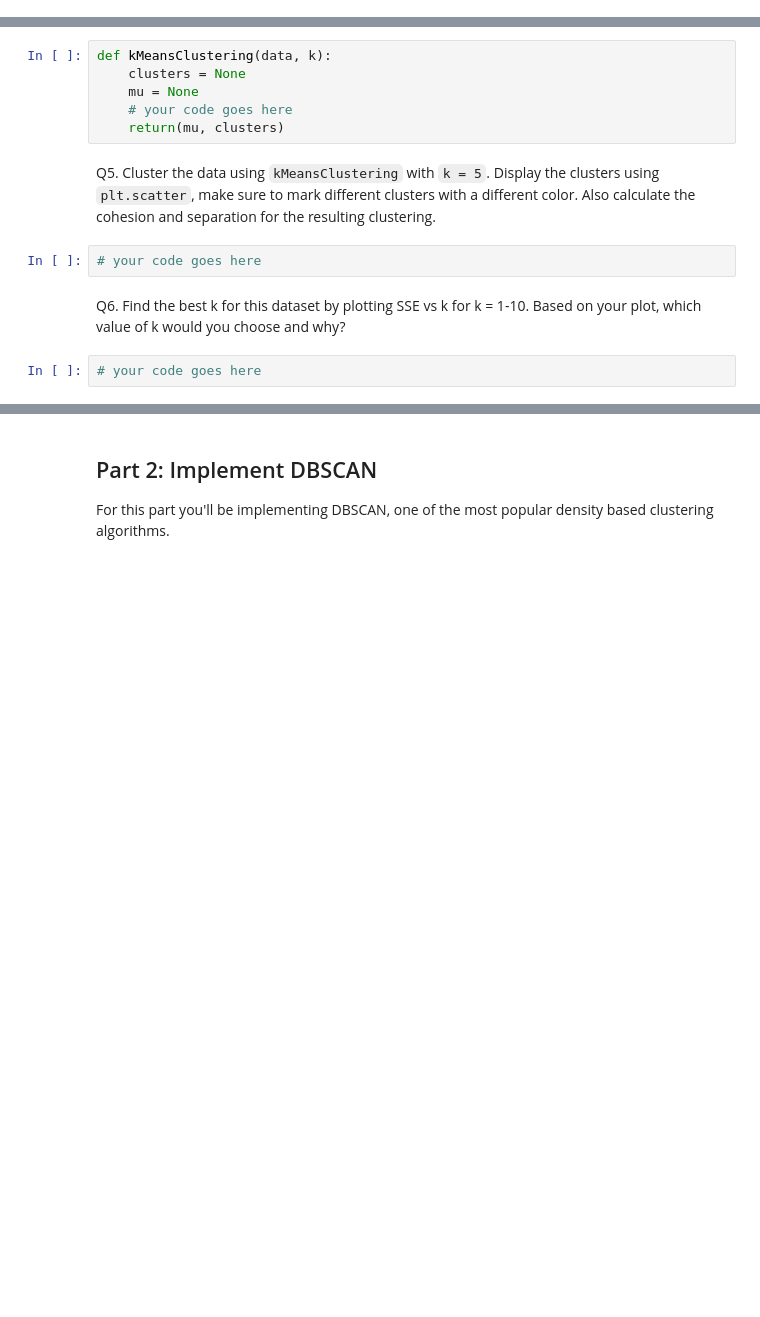
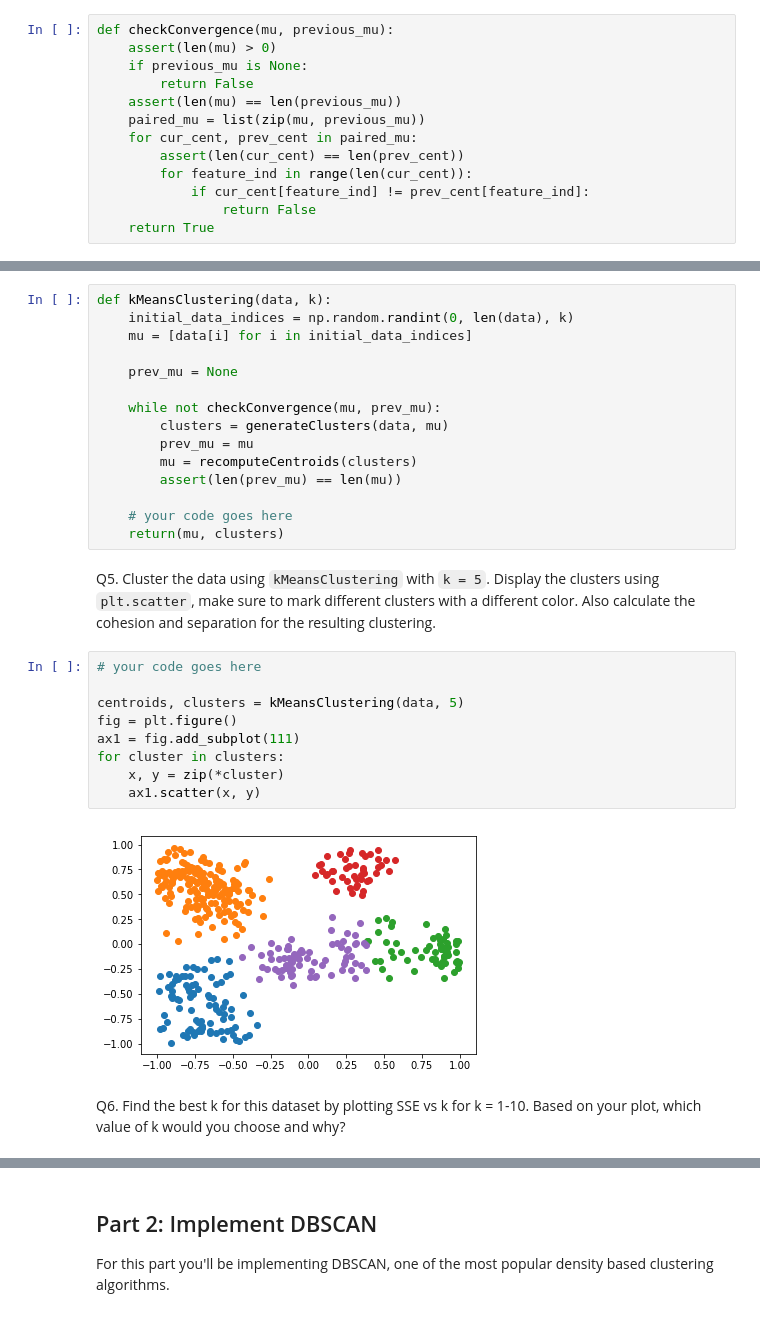
Before and after one commit to Stephen-AI/Data-Mining, a Jupyter notebook: HW4/HW4 - Clustering.ipynb, the cells around one changed output, grey strips where cells are left out. Drawn from its saved outputs; the diff is of its cells as text; blank space fills up the shorter version.

Commit message:
implemented kmeans clustering

```diff
--- a/HW4/HW4 - Clustering.ipynb
+++ b/HW4/HW4 - Clustering.ipynb
@@ -48,16 +77,45 @@ def checkConvergence(mu, previous_mu):
+# %%
+def checkConvergence(mu, previous_mu):
+    assert(len(mu) > 0)
+    if previous_mu is None:
+        return False
+    assert(len(mu) == len(previous_mu))
+    paired_mu = list(zip(mu, previous_mu))
+    for cur_cent, prev_cent in paired_mu:
+        assert(len(cur_cent) == len(prev_cent))
+        for feature_ind in range(len(cur_cent)):
+            if cur_cent[feature_ind] != prev_cent[feature_ind]:
+                return False
+    return True
 # %% [markdown]
 Q4. Implement the function `kMeansClustering` that returns k clusters along with their centroids given the input dataset and the desired number of clusters (`k`).
-# %%
-def kMeansClustering(data, k):
-    clusters = None
-    mu = None
-    # your code goes here
-    return(mu, clusters)
+# %%
+def kMeansClustering(data, k):
+    initial_data_indices = np.random.randint(0, len(data), k)
+    mu = [data[i] for i in initial_data_indices]
+
+    prev_mu = None
+
+    while not checkConvergence(mu, prev_mu):
+        clusters = generateClusters(data, mu)
+        prev_mu = mu
+        mu = recomputeCentroids(clusters)
+        assert(len(prev_mu) == len(mu))
+
+    # your code goes here
+    return(mu, clusters)
 # %% [markdown]
 Q5. Cluster the data using `kMeansClustering` with `k = 5`. Display the clusters using `plt.scatter`, make sure to mark different clusters with a different color. Also calculate the cohesion and separation for the resulting clustering.
-# %%
-# your code goes here
+# %%
+# your code goes here
+
+centroids, clusters = kMeansClustering(data, 5)
+fig = plt.figure()
+ax1 = fig.add_subplot(111)
+for cluster in clusters:
+    x, y = zip(*cluster)
+    ax1.scatter(x, y)
+# %% [output]
+[figure, added]
 # %% [markdown]
 Q6. Find the best k for this dataset by plotting SSE vs k for k = 1-10. Based on your plot, which value of k would you choose and why?
-# %%
-# your code goes here
```
Also changed, not shown: parts of 10 cells of this notebook.
